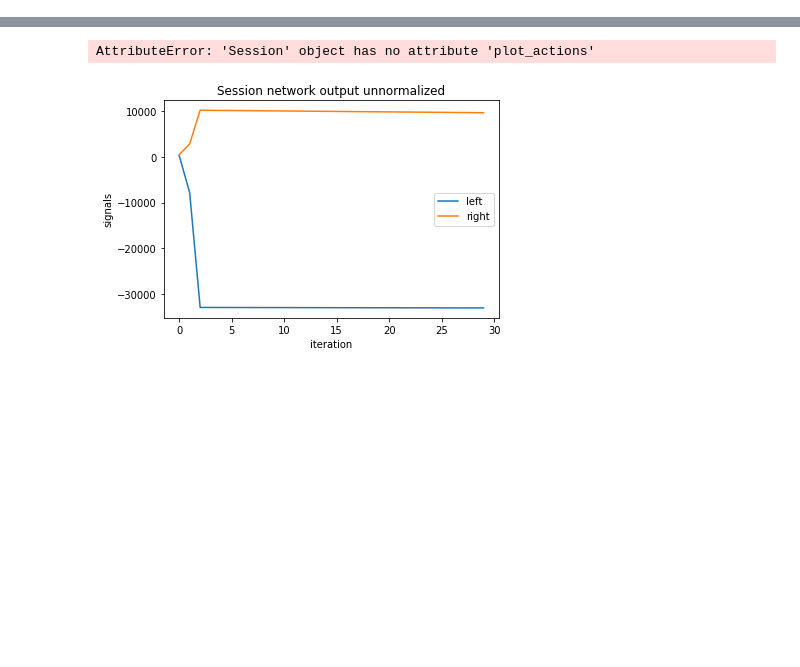
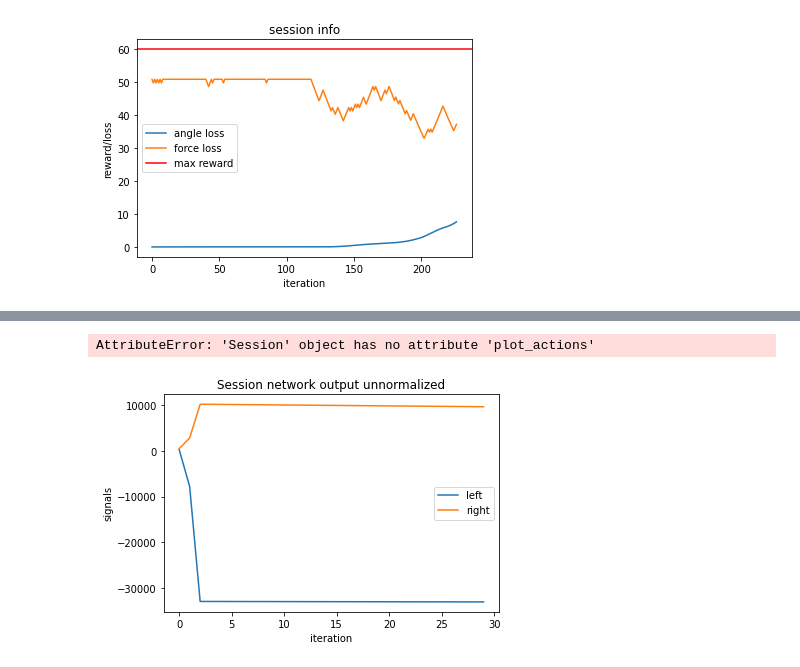
Before and after one commit to limon8884/copter, a Jupyter notebook: note_for_tests.ipynb, the cells around one changed output, grey strips where cells are left out. Saved outputs shown, nothing was run; the diff lists cells and outputs as text; code cells hidden in the pictures; blank space fills up the shorter version.

```diff
--- a/note_for_tests.ipynb
+++ b/note_for_tests.ipynb
@@ -24,0 +28,4 @@ s.train_model(10, 1000)
+# %%
+s.plot_info()
+# %% [output]
+[figure, added]
```
Also changed, not shown: parts of 7 cells of this notebook, 5 other files.
